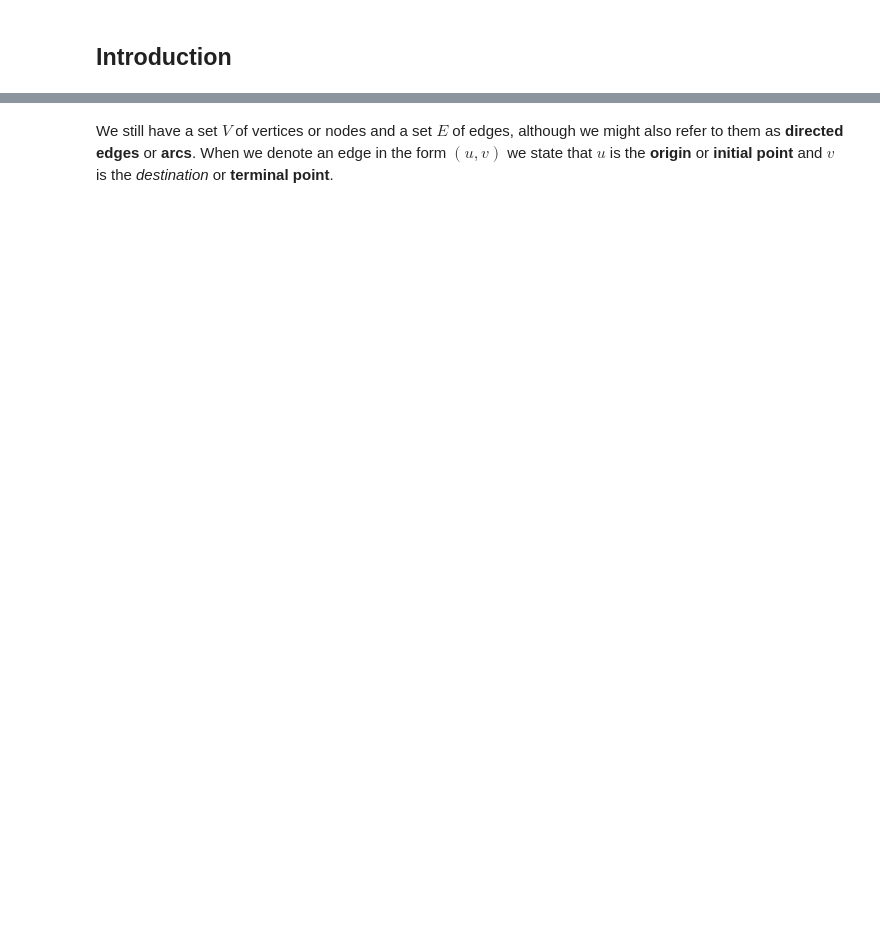
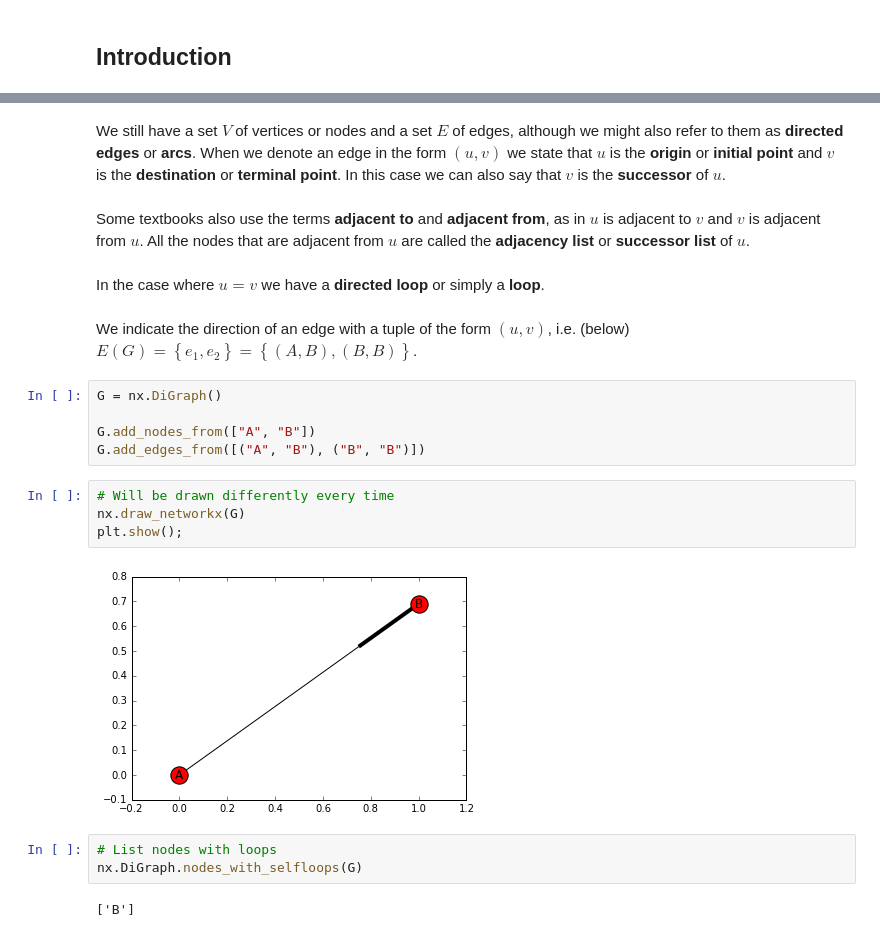
Before and after one commit to juanklopper/Discrete-Mathematics, a Jupyter notebook: Lesson 10 Directed Graphs.ipynb, the cells around one changed output, grey strips where cells are left out. Drawn from its saved outputs; the diff is of its cells as text; blank space fills up the shorter version.

Commit message:
Start of lesson 10 on directed graphs

```diff
--- a/Lesson 10 Directed Graphs.ipynb
+++ b/Lesson 10 Directed Graphs.ipynb
@@ -38,2 +45,24 @@ We add a bit of direction to our graphs in this leeson by truning our edges into
 # %% [markdown]
-We still have a set $ V $ of vertices or nodes and a set $ E $ of edges, although we might also refer to them as **directed edges** or **arcs**.  When we denote an edge in the form $ \left( u,v \right) $ we state that $ u $ is the **origin** or **initial point** and $ v $ is the *destination* or **terminal point**.
+We still have a set $ V $ of vertices or nodes and a set $ E $ of edges, although we might also refer to them as **directed edges** or **arcs**.  When we denote an edge in the form $ \left( u,v \right) $ we state that $ u $ is the **origin** or **initial point** and $ v $ is the **destination** or **terminal point**.  In this case we can also say that $ v $ is the **successor** of $ u $.
+# %% [markdown]
+Some textbooks also use the terms **adjacent to** and **adjacent from**, as in $ u $ is adjacent to $ v $ and $ v $ is adjacent from $ u $.  All the nodes that are adjacent from $ u $ are called the **adjacency list** or **successor list** of $ u $.
+# %% [markdown]
+In the case where $ u = v $ we have a **directed loop** or simply a **loop**.
+# %% [markdown]
+We indicate the direction of an edge with a tuple of the form $ \left( u,v \right) $, i.e. (below) $ E \left( G \right) = \left\{ {e}_{1}, {e}_{2} \right\} = \left\{ \left( A, B \right), \left( B, B \right) \right\} $.
+# %%
+G = nx.DiGraph()
+
+G.add_nodes_from(["A", "B"])
+G.add_edges_from([("A", "B"), ("B", "B")])
+# %%
+# Will be drawn differently every time
+nx.draw_networkx(G)
+plt.show();
+# %% [output]
+[figure, added]
+# %%
+# List nodes with loops
+nx.DiGraph.nodes_with_selfloops(G)
+# %% [output]
+['B']
```
Also changed, not shown: parts of 58 cells of this notebook, 4 other files.
